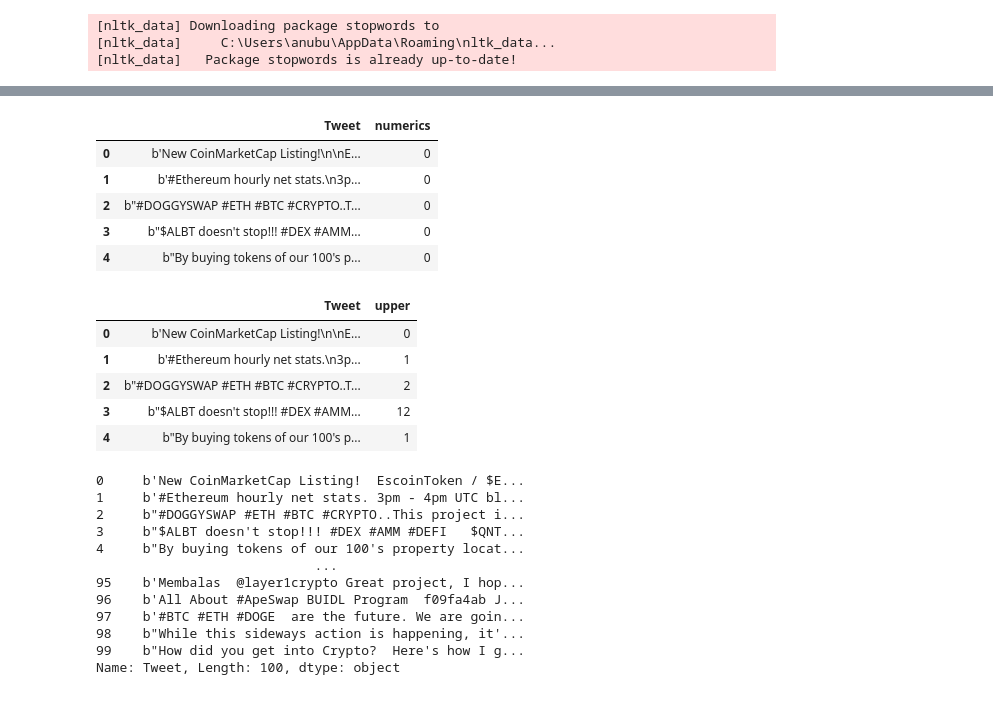
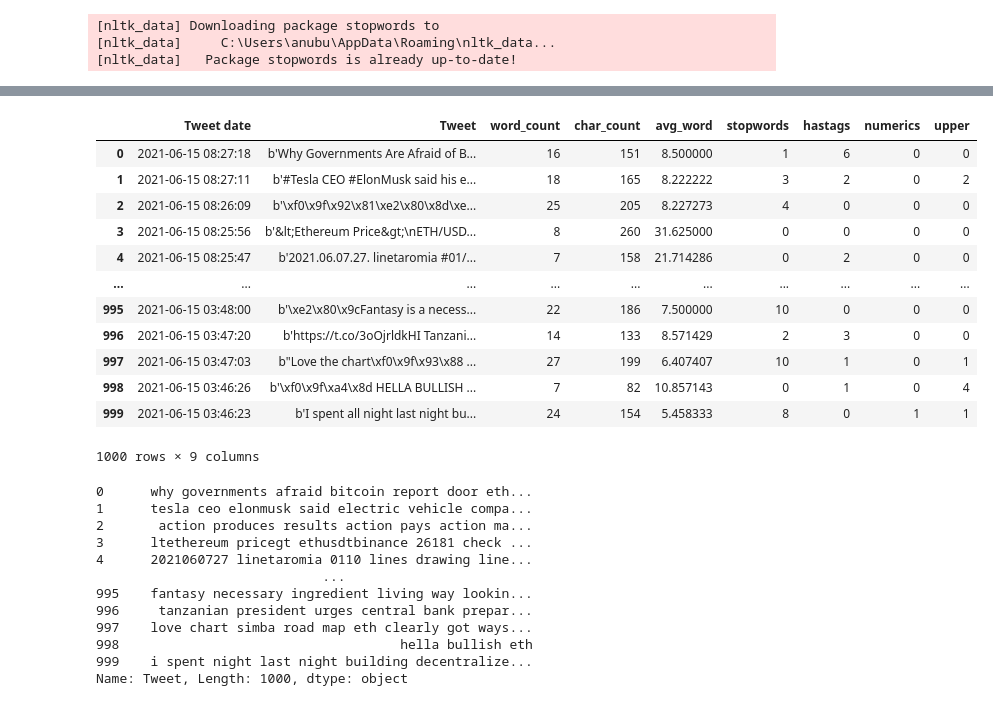
Before and after one commit to ZuchowskiP/Python-Project, a Jupyter notebook: Projekt/Projekt.ipynb, the cells around one changed output, grey strips where cells are left out. Saved outputs shown, nothing was run; the diff lists cells and outputs as text; code cells hidden in the pictures.

```diff
--- a/Projekt/Projekt.ipynb
+++ b/Projekt/Projekt.ipynb
@@ -99,20 +34,0 @@ pandasTweet[['Tweet','hastags']].head()
-# %%
-pandasTweet['numerics'] = pandasTweet['Tweet'].apply(lambda x: len([x for x in x.split() if x.isdigit()]))
-pandasTweet[['Tweet','numerics']].head()
-# %% [output]
-|  | Tweet | numerics |
-| 0 | b'New CoinMarketCap Listing!\n\nE... | 0 |
-| 1 | b'#Ethereum hourly net stats.\n3p... | 0 |
-| 2 | b"#DOGGYSWAP #ETH #BTC #CRYPTO..T... | 0 |
-| 3 | b"$ALBT doesn't stop!!! #DEX #AMM... | 0 |
-| 4 | b"By buying tokens of our 100's p... | 0 |
-# %%
-pandasTweet['upper'] = pandasTweet['Tweet'].apply(lambda x: len([x for x in x.split() if x.isupper()]))
-pandasTweet[['Tweet','upper']].head()
-# %% [output]
-|  | Tweet | upper |
-| 0 | b'New CoinMarketCap Listing!\n\nE... | 0 |
-| 1 | b'#Ethereum hourly net stats.\n3p... | 1 |
-| 2 | b"#DOGGYSWAP #ETH #BTC #CRYPTO..T... | 2 |
-| 3 | b"$ALBT doesn't stop!!! #DEX #AMM... | 12 |
-| 4 | b"By buying tokens of our 100's p... | 1 |
@@ -119,19 +37,52 @@ pandasTweet[['Tweet','upper']].head()
+# %%
+#Analysis
+pandasTweet['word_count'] = pandasTweet['Tweet'].apply(lambda x: len(str(x).split(" ")))
+pandasTweet['char_count'] = pandasTweet['Tweet'].str.len()
+def avg_word(sentence):
+  words = sentence.split()
+  return (sum(len(word) for word in words)/len(words))
+
+pandasTweet['avg_word'] = pandasTweet['Tweet'].apply(lambda x: avg_word(x))
+pandasTweet['stopwords'] = pandasTweet['Tweet'].apply(lambda x: len([x for x in x.split() if x in stop]))
+pandasTweet['hastags'] = pandasTweet['Tweet'].apply(lambda x: len([x for x in x.split() if x.startswith('#')]))
+pandasTweet['numerics'] = pandasTweet['Tweet'].apply(lambda x: len([x for x in x.split() if x.isdigit()]))
+pandasTweet['upper'] = pandasTweet['Tweet'].apply(lambda x: len([x for x in x.split() if x.isupper()]))
+pandasTweet
+# %% [output]
+|  | Tweet date | Tweet | word_count | char_count | avg_word | stopwords | hastags | numerics | upper |
+| 0 | 2021-06-15 08:27:18 | b'Why Governments Are Afraid of B... | 16 | 151 | 8.500000 | 1 | 6 | 0 | 0 |
+| 1 | 2021-06-15 08:27:11 | b'#Tesla CEO #ElonMusk said his e... | 18 | 165 | 8.222222 | 3 | 2 | 0 | 2 |
+| 2 | 2021-06-15 08:26:09 | b'\xf0\x9f\x92\x81\xe2\x80\x8d\xe... | 25 | 205 | 8.227273 | 4 | 0 | 0 | 0 |
+| 3 | 2021-06-15 08:25:56 | b'&lt;Ethereum Price&gt;\nETH/USD... | 8 | 260 | 31.625000 | 0 | 0 | 0 | 0 |
+| 4 | 2021-06-15 08:25:47 | b'2021.06.07.27. linetaromia #01/... | 7 | 158 | 21.714286 | 0 | 2 | 0 | 0 |
+| ... | ... | ... | ... | ... | ... | ... | ... | ... | ... |
+| 995 | 2021-06-15 03:48:00 | b'\xe2\x80\x9cFantasy is a necess... | 22 | 186 | 7.500000 | 10 | 0 | 0 | 0 |
+| 996 | 2021-06-15 03:47:20 | b'https://t.co/3oOjrldkHI Tanzani... | 14 | 133 | 8.571429 | 2 | 3 | 0 | 0 |
+| 997 | 2021-06-15 03:47:03 | b"Love the chart\xf0\x9f\x93\x88 ... | 27 | 199 | 6.407407 | 10 | 1 | 0 | 1 |
+| 998 | 2021-06-15 03:46:26 | b'\xf0\x9f\xa4\x8d HELLA BULLISH ... | 7 | 82 | 10.857143 | 0 | 1 | 0 | 4 |
+| 999 | 2021-06-15 03:46:23 | b'I spent all night last night bu... | 24 | 154 | 5.458333 | 8 | 0 | 1 | 1 |
+1000 rows × 9 columns
 # %%
 #Text cleanup/normalization
 pandasTweet['Tweet'] = pandasTweet['Tweet'].replace(r'\\n', ' ', regex=True)
-pandasTweet['Tweet'] = pandasTweet['Tweet'].replace(r'\\\w+?', '', regex=True)
+pandasTweet['Tweet'] = pandasTweet['Tweet'].replace(r'\\{1}\w{3}', '', regex=True)
+pandasTweet['Tweet'] = pandasTweet['Tweet'].replace(r'\w{3}\\{1}', '', regex=True)
 pandasTweet['Tweet'] = pandasTweet['Tweet'].replace(r'https:\S+', '', regex=True)
+pandasTweet['Tweet'] = pandasTweet['Tweet'].apply(lambda x: " ".join(x.lower() for x in x.split()))
+pandasTweet['Tweet'] = pandasTweet['Tweet'].str.replace('[^\w\s]','')
+pandasTweet['Tweet'] = pandasTweet['Tweet'].apply(lambda x: " ".join(x for x in x.split() if x not in stop))
+pandasTweet['Tweet'] = pandasTweet['Tweet'].apply(lambda x: '' + x[1:])
 pandasTweet['Tweet']
 # %% [output]
-0     b'New CoinMarketCap Listing!  EscoinToken / $E...
-1     b'#Ethereum hourly net stats. 3pm - 4pm UTC bl...
-2     b"#DOGGYSWAP #ETH #BTC #CRYPTO..This project i...
-3     b"$ALBT doesn't stop!!! #DEX #AMM #DEFI   $QNT...
-4     b"By buying tokens of our 100's property locat...
-                            ...
-95    b'Membalas  @layer1crypto Great project, I hop...
-96    b'All About #ApeSwap BUIDL Program  f09fa4ab J...
-97    b'#BTC #ETH #DOGE  are the future. We are goin...
-98    b"While this sideways action is happening, it'...
-99    b"How did you get into Crypto?  Here's how I g...
-Name: Tweet, Length: 100, dtype: object
+0      why governments afraid bitcoin report door eth...
+1      tesla ceo elonmusk said electric vehicle compa...
+2       action produces results action pays action ma...
+3      ltethereum pricegt ethusdtbinance 26181 check ...
+4      2021060727 linetaromia 0110 lines drawing line...
+                             ...
+995    fantasy necessary ingredient living way lookin...
+996     tanzanian president urges central bank prepar...
+997    love chart simba road map eth clearly got ways...
+998                                    hella bullish eth
+999    i spent night last night building decentralize...
+Name: Tweet, Length: 1000, dtype: object
```
Also changed, not shown: parts of 48 cells of this notebook, 1 other file.
